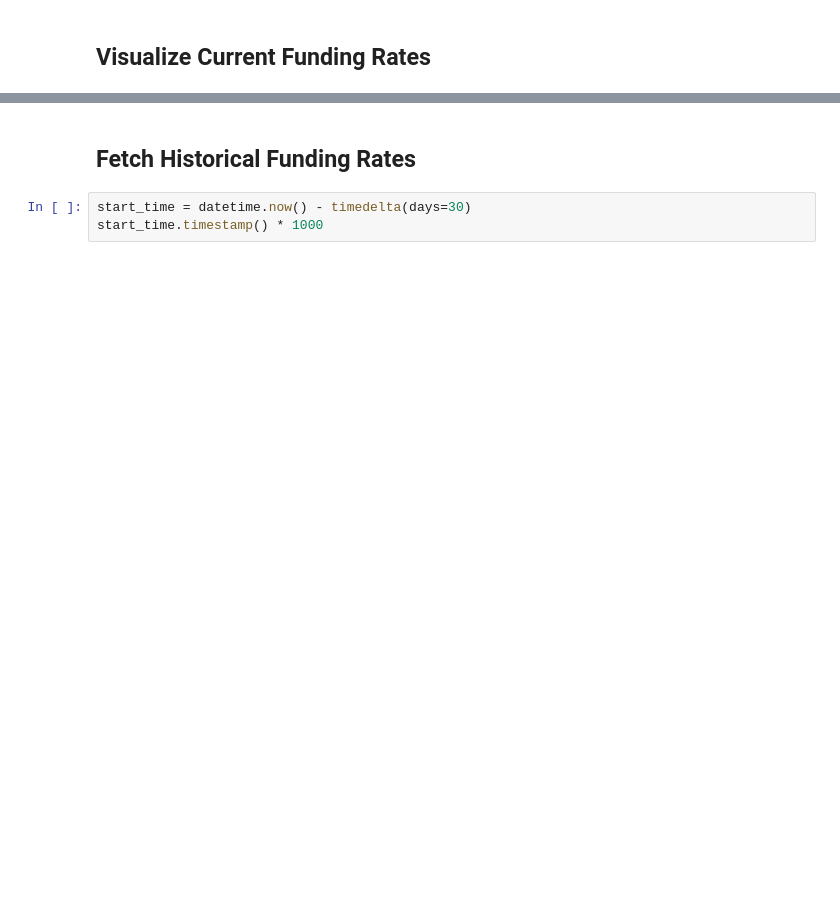
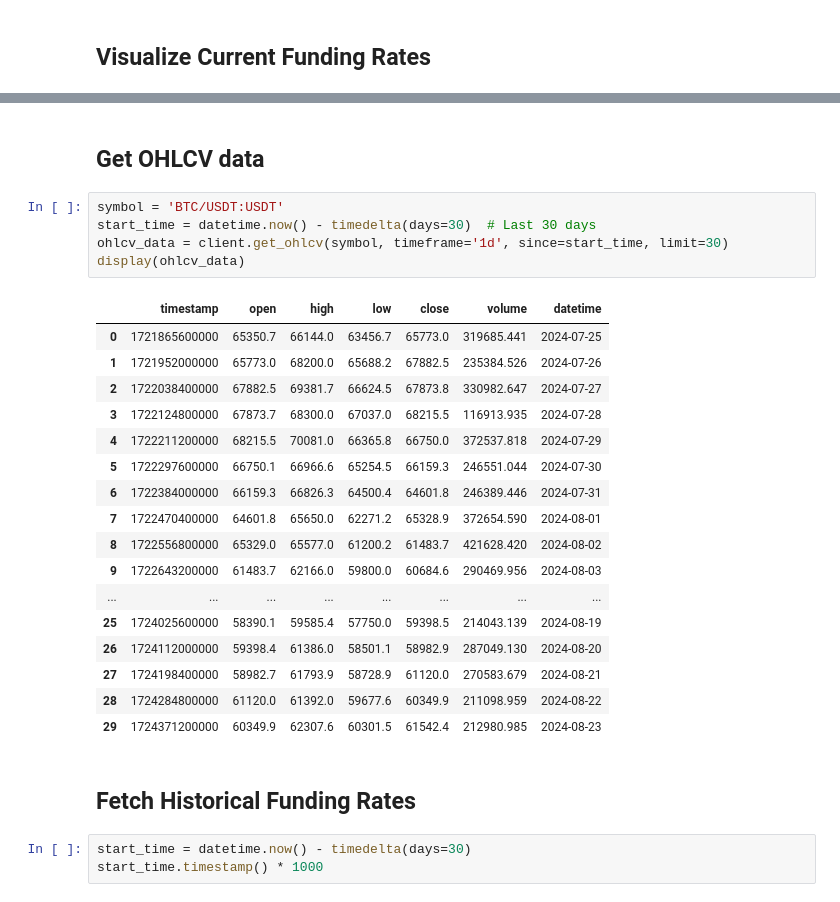
Before and after one commit to cleyfe/stablecoins_optimizer, a Jupyter notebook: testing/binance_client_interactions.ipynb, the cells around one changed output, grey strips where cells are left out. Drawn from its saved outputs; the diff is of its cells as text; blank space fills up the shorter version.

```diff
--- a/testing/binance_client_interactions.ipynb
+++ b/testing/binance_client_interactions.ipynb
@@ -70,3 +110,28 @@ plt.show()
+# %% [markdown]
+## Get OHLCV data
+# %%
+symbol = 'BTC/USDT:USDT'
+start_time = datetime.now() - timedelta(days=30)  # Last 30 days
+ohlcv_data = client.get_ohlcv(symbol, timeframe='1d', since=start_time, limit=30)
+display(ohlcv_data)
+# %% [output]
+|  | timestamp | open | high | low | close | volume | datetime |
+| 0 | 1721865600000 | 65350.7 | 66144.0 | 63456.7 | 65773.0 | 319685.441 | 2024-07-25 |
+| 1 | 1721952000000 | 65773.0 | 68200.0 | 65688.2 | 67882.5 | 235384.526 | 2024-07-26 |
+| 2 | 1722038400000 | 67882.5 | 69381.7 | 66624.5 | 67873.8 | 330982.647 | 2024-07-27 |
+| 3 | 1722124800000 | 67873.7 | 68300.0 | 67037.0 | 68215.5 | 116913.935 | 2024-07-28 |
+| 4 | 1722211200000 | 68215.5 | 70081.0 | 66365.8 | 66750.0 | 372537.818 | 2024-07-29 |
+| 5 | 1722297600000 | 66750.1 | 66966.6 | 65254.5 | 66159.3 | 246551.044 | 2024-07-30 |
+| 6 | 1722384000000 | 66159.3 | 66826.3 | 64500.4 | 64601.8 | 246389.446 | 2024-07-31 |
+| 7 | 1722470400000 | 64601.8 | 65650.0 | 62271.2 | 65328.9 | 372654.590 | 2024-08-01 |
+| 8 | 1722556800000 | 65329.0 | 65577.0 | 61200.2 | 61483.7 | 421628.420 | 2024-08-02 |
+| 9 | 1722643200000 | 61483.7 | 62166.0 | 59800.0 | 60684.6 | 290469.956 | 2024-08-03 |
+| ... | ... | ... | ... | ... | ... | ... | ... |
+| 25 | 1724025600000 | 58390.1 | 59585.4 | 57750.0 | 59398.5 | 214043.139 | 2024-08-19 |
+| 26 | 1724112000000 | 59398.4 | 61386.0 | 58501.1 | 58982.9 | 287049.130 | 2024-08-20 |
+| 27 | 1724198400000 | 58982.7 | 61793.9 | 58728.9 | 61120.0 | 270583.679 | 2024-08-21 |
+| 28 | 1724284800000 | 61120.0 | 61392.0 | 59677.6 | 60349.9 | 211098.959 | 2024-08-22 |
+| 29 | 1724371200000 | 60349.9 | 62307.6 | 60301.5 | 61542.4 | 212980.985 | 2024-08-23 |
 # %% [markdown]
 ## Fetch Historical Funding Rates
 # %%
```
Also changed, not shown: parts of 8 cells of this notebook, 4 other files.
